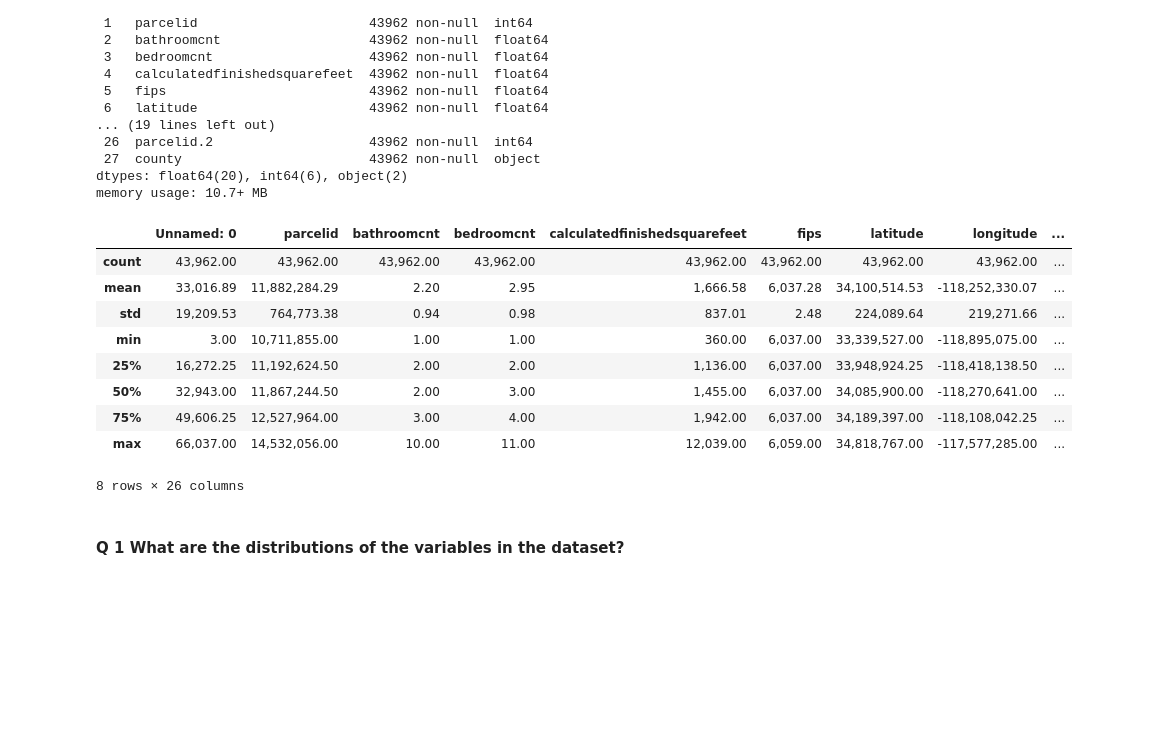
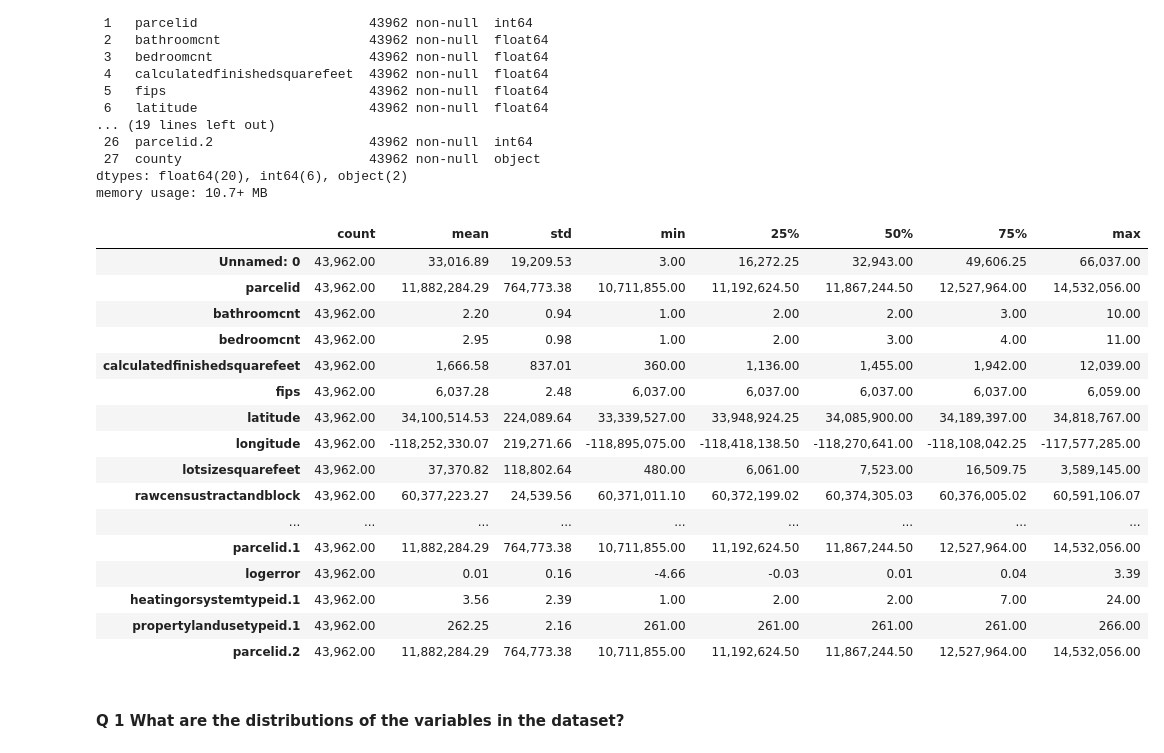
Before and after one commit to DerekBixby/clustering_exercises, a Jupyter notebook: explore_zillow.ipynb, the cells around one changed output. Drawn from its saved outputs; the diff is of its cells as text; code cells hidden in the pictures; blank space fills up the shorter version.

```diff
--- a/explore_zillow.ipynb
+++ b/explore_zillow.ipynb
@@ -81,18 +81,25 @@ Data columns (total 28 columns):
 dtypes: float64(20), int64(6), object(2)
 memory usage: 10.7+ MB
 # %%
-df.describe()
+df.describe().T
 # %% [output]
-|  | Unnamed: 0 | parcelid | bathroomcnt | bedroomcnt | calculatedfinishedsquarefeet | fips | latitude | longitude | ... |
-| count | 43,962.00 | 43,962.00 | 43,962.00 | 43,962.00 | 43,962.00 | 43,962.00 | 43,962.00 | 43,962.00 | ... |
-| mean | 33,016.89 | 11,882,284.29 | 2.20 | 2.95 | 1,666.58 | 6,037.28 | 34,100,514.53 | -118,252,330.07 | ... |
-| std | 19,209.53 | 764,773.38 | 0.94 | 0.98 | 837.01 | 2.48 | 224,089.64 | 219,271.66 | ... |
-| min | 3.00 | 10,711,855.00 | 1.00 | 1.00 | 360.00 | 6,037.00 | 33,339,527.00 | -118,895,075.00 | ... |
-| 25% | 16,272.25 | 11,192,624.50 | 2.00 | 2.00 | 1,136.00 | 6,037.00 | 33,948,924.25 | -118,418,138.50 | ... |
-| 50% | 32,943.00 | 11,867,244.50 | 2.00 | 3.00 | 1,455.00 | 6,037.00 | 34,085,900.00 | -118,270,641.00 | ... |
-| 75% | 49,606.25 | 12,527,964.00 | 3.00 | 4.00 | 1,942.00 | 6,037.00 | 34,189,397.00 | -118,108,042.25 | ... |
-| max | 66,037.00 | 14,532,056.00 | 10.00 | 11.00 | 12,039.00 | 6,059.00 | 34,818,767.00 | -117,577,285.00 | ... |
+|  | count | mean | std | min | 25% | 50% | 75% | max |
+| Unnamed: 0 | 43,962.00 | 33,016.89 | 19,209.53 | 3.00 | 16,272.25 | 32,943.00 | 49,606.25 | 66,037.00 |
+| parcelid | 43,962.00 | 11,882,284.29 | 764,773.38 | 10,711,855.00 | 11,192,624.50 | 11,867,244.50 | 12,527,964.00 | 14,532,056.00 |
+| bathroomcnt | 43,962.00 | 2.20 | 0.94 | 1.00 | 2.00 | 2.00 | 3.00 | 10.00 |
+| bedroomcnt | 43,962.00 | 2.95 | 0.98 | 1.00 | 2.00 | 3.00 | 4.00 | 11.00 |
+| calculatedfinishedsquarefeet | 43,962.00 | 1,666.58 | 837.01 | 360.00 | 1,136.00 | 1,455.00 | 1,942.00 | 12,039.00 |
+| fips | 43,962.00 | 6,037.28 | 2.48 | 6,037.00 | 6,037.00 | 6,037.00 | 6,037.00 | 6,059.00 |
+| latitude | 43,962.00 | 34,100,514.53 | 224,089.64 | 33,339,527.00 | 33,948,924.25 | 34,085,900.00 | 34,189,397.00 | 34,818,767.00 |
+| longitude | 43,962.00 | -118,252,330.07 | 219,271.66 | -118,895,075.00 | -118,418,138.50 | -118,270,641.00 | -118,108,042.25 | -117,577,285.00 |
+| lotsizesquarefeet | 43,962.00 | 37,370.82 | 118,802.64 | 480.00 | 6,061.00 | 7,523.00 | 16,509.75 | 3,589,145.00 |
+| rawcensustractandblock | 43,962.00 | 60,377,223.27 | 24,539.56 | 60,371,011.10 | 60,372,199.02 | 60,374,305.03 | 60,376,005.02 | 60,591,106.07 |
+| ... | ... | ... | ... | ... | ... | ... | ... | ... |
+| parcelid.1 | 43,962.00 | 11,882,284.29 | 764,773.38 | 10,711,855.00 | 11,192,624.50 | 11,867,244.50 | 12,527,964.00 | 14,532,056.00 |
+| logerror | 43,962.00 | 0.01 | 0.16 | -4.66 | -0.03 | 0.01 | 0.04 | 3.39 |
+| heatingorsystemtypeid.1 | 43,962.00 | 3.56 | 2.39 | 1.00 | 2.00 | 2.00 | 7.00 | 24.00 |
+| propertylandusetypeid.1 | 43,962.00 | 262.25 | 2.16 | 261.00 | 261.00 | 261.00 | 261.00 | 266.00 |
+| parcelid.2 | 43,962.00 | 11,882,284.29 | 764,773.38 | 10,711,855.00 | 11,192,624.50 | 11,867,244.50 | 12,527,964.00 | 14,532,056.00 |
-8 rows × 26 columns
 # %% [markdown]
 #### Q 1 What are the distributions of the variables in the dataset?
 # %%
```
Also changed, not shown: parts of 20 cells of this notebook.
